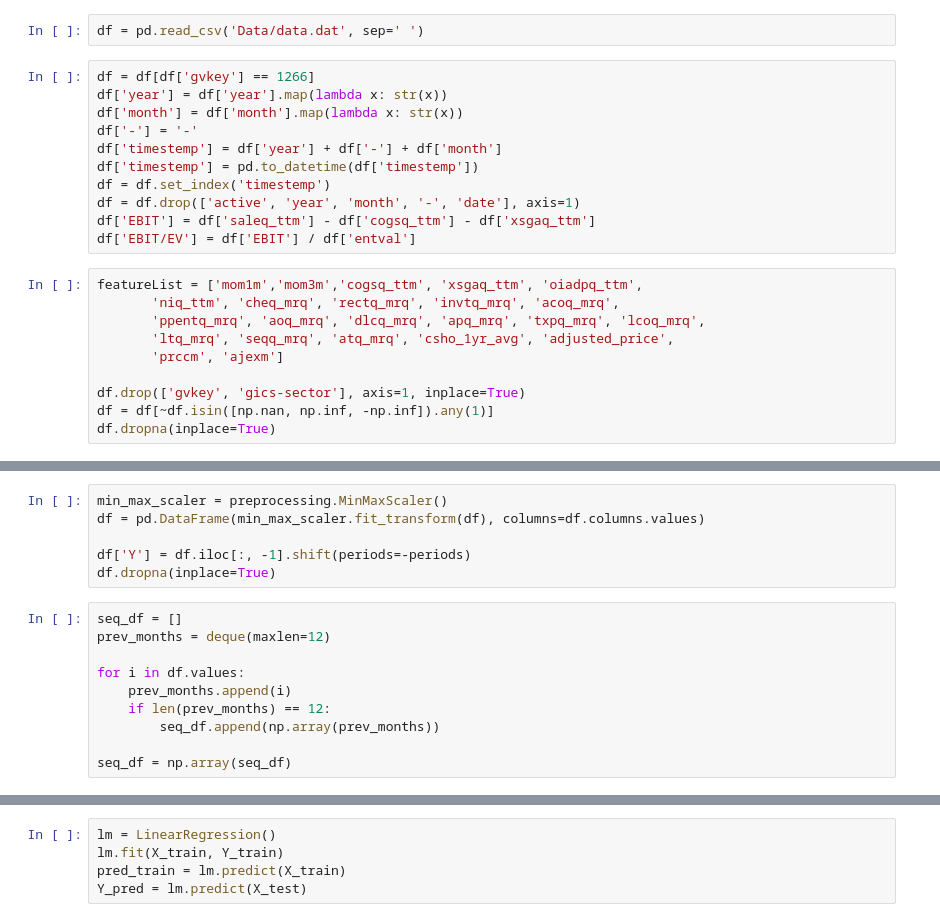
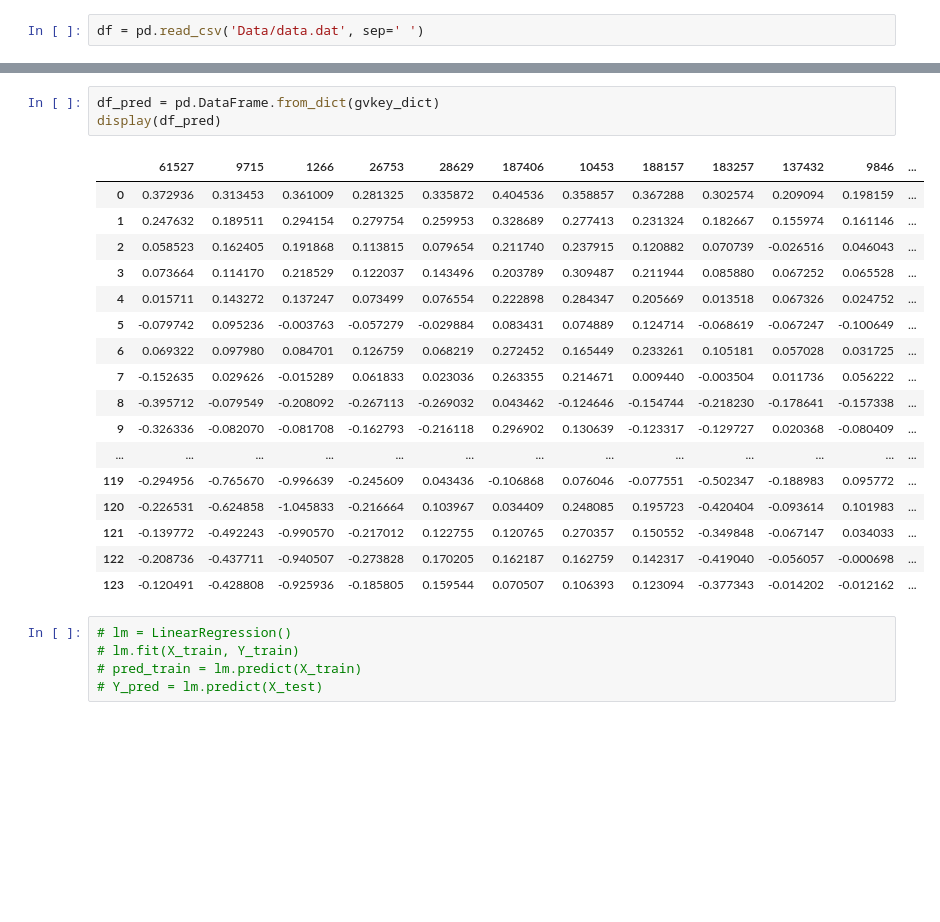
Before and after one commit to matlif/deeplearninveststrat, a Jupyter notebook: linear_model.ipynb, the cells around one changed output, grey strips where cells are left out. Cells and saved outputs as stored; diff of their text form; blank space fills up the shorter version.

```diff
--- a/linear_model.ipynb
+++ b/linear_model.ipynb
@@ -19,24 +20,3 @@ from sklearn.linear_model import LinearRegression
 import matplotlib.pyplot as plt
 # %%
 df = pd.read_csv('Data/data.dat', sep=' ')
-# %%
-df = df[df['gvkey'] == 1266]
-df['year'] = df['year'].map(lambda x: str(x))
-df['month'] = df['month'].map(lambda x: str(x))
-df['-'] = '-'
-df['timestemp'] = df['year'] + df['-'] + df['month']
-df['timestemp'] = pd.to_datetime(df['timestemp'])
-df = df.set_index('timestemp')
-df = df.drop(['active', 'year', 'month', '-', 'date'], axis=1)
-df['EBIT'] = df['saleq_ttm'] - df['cogsq_ttm'] - df['xsgaq_ttm']
-df['EBIT/EV'] = df['EBIT'] / df['entval']
-# %%
-featureList = ['mom1m','mom3m','cogsq_ttm', 'xsgaq_ttm', 'oiadpq_ttm',
-       'niq_ttm', 'cheq_mrq', 'rectq_mrq', 'invtq_mrq', 'acoq_mrq',
-       'ppentq_mrq', 'aoq_mrq', 'dlcq_mrq', 'apq_mrq', 'txpq_mrq', 'lcoq_mrq',
-       'ltq_mrq', 'seqq_mrq', 'atq_mrq', 'csho_1yr_avg', 'adjusted_price',
-       'prccm', 'ajexm']
-
-df.drop(['gvkey', 'gics-sector'], axis=1, inplace=True)
-df = df[~df.isin([np.nan, np.inf, -np.inf]).any(1)]
-df.dropna(inplace=True)
@@ -45,16 +22,0 @@ periods = 12
-# %%
-min_max_scaler = preprocessing.MinMaxScaler()
-df = pd.DataFrame(min_max_scaler.fit_transform(df), columns=df.columns.values)
-
-df['Y'] = df.iloc[:, -1].shift(periods=-periods)
-df.dropna(inplace=True)
-# %%
-seq_df = []
-prev_months = deque(maxlen=12)
-
-for i in df.values:
-    prev_months.append(i)
-    if len(prev_months) == 12:
-        seq_df.append(np.array(prev_months))
-
-seq_df = np.array(seq_df)
@@ -86,5 +162,26 @@ X_test.shape
+# %%
+df_pred = pd.DataFrame.from_dict(gvkey_dict)
+display(df_pred)
+# %% [output]
+|  | 61527 | 9715 | 1266 | 26753 | 28629 | 187406 | 10453 | 188157 | 183257 | 137432 | 9846 | ... |
+| 0 | 0.372936 | 0.313453 | 0.361009 | 0.281325 | 0.335872 | 0.404536 | 0.358857 | 0.367288 | 0.302574 | 0.209094 | 0.198159 | ... |
+| 1 | 0.247632 | 0.189511 | 0.294154 | 0.279754 | 0.259953 | 0.328689 | 0.277413 | 0.231324 | 0.182667 | 0.155974 | 0.161146 | ... |
+| 2 | 0.058523 | 0.162405 | 0.191868 | 0.113815 | 0.079654 | 0.211740 | 0.237915 | 0.120882 | 0.070739 | -0.026516 | 0.046043 | ... |
+| 3 | 0.073664 | 0.114170 | 0.218529 | 0.122037 | 0.143496 | 0.203789 | 0.309487 | 0.211944 | 0.085880 | 0.067252 | 0.065528 | ... |
+| 4 | 0.015711 | 0.143272 | 0.137247 | 0.073499 | 0.076554 | 0.222898 | 0.284347 | 0.205669 | 0.013518 | 0.067326 | 0.024752 | ... |
+| 5 | -0.079742 | 0.095236 | -0.003763 | -0.057279 | -0.029884 | 0.083431 | 0.074889 | 0.124714 | -0.068619 | -0.067247 | -0.100649 | ... |
+| 6 | 0.069322 | 0.097980 | 0.084701 | 0.126759 | 0.068219 | 0.272452 | 0.165449 | 0.233261 | 0.105181 | 0.057028 | 0.031725 | ... |
+| 7 | -0.152635 | 0.029626 | -0.015289 | 0.061833 | 0.023036 | 0.263355 | 0.214671 | 0.009440 | -0.003504 | 0.011736 | 0.056222 | ... |
+| 8 | -0.395712 | -0.079549 | -0.208092 | -0.267113 | -0.269032 | 0.043462 | -0.124646 | -0.154744 | -0.218230 | -0.178641 | -0.157338 | ... |
+| 9 | -0.326336 | -0.082070 | -0.081708 | -0.162793 | -0.216118 | 0.296902 | 0.130639 | -0.123317 | -0.129727 | 0.020368 | -0.080409 | ... |
+| ... | ... | ... | ... | ... | ... | ... | ... | ... | ... | ... | ... | ... |
+| 119 | -0.294956 | -0.765670 | -0.996639 | -0.245609 | 0.043436 | -0.106868 | 0.076046 | -0.077551 | -0.502347 | -0.188983 | 0.095772 | ... |
+| 120 | -0.226531 | -0.624858 | -1.045833 | -0.216664 | 0.103967 | 0.034409 | 0.248085 | 0.195723 | -0.420404 | -0.093614 | 0.101983 | ... |
+| 121 | -0.139772 | -0.492243 | -0.990570 | -0.217012 | 0.122755 | 0.120765 | 0.270357 | 0.150552 | -0.349848 | -0.067147 | 0.034033 | ... |
+| 122 | -0.208736 | -0.437711 | -0.940507 | -0.273828 | 0.170205 | 0.162187 | 0.162759 | 0.142317 | -0.419040 | -0.056057 | -0.000698 | ... |
+| 123 | -0.120491 | -0.428808 | -0.925936 | -0.185805 | 0.159544 | 0.070507 | 0.106393 | 0.123094 | -0.377343 | -0.014202 | -0.012162 | ... |
 # %%
-lm = LinearRegression()
-lm.fit(X_train, Y_train)
-pred_train = lm.predict(X_train)
-Y_pred = lm.predict(X_test)
+# lm = LinearRegression()
+# lm.fit(X_train, Y_train)
+# pred_train = lm.predict(X_train)
+# Y_pred = lm.predict(X_test)
```
Also changed, not shown: parts of 10 cells of this notebook.
